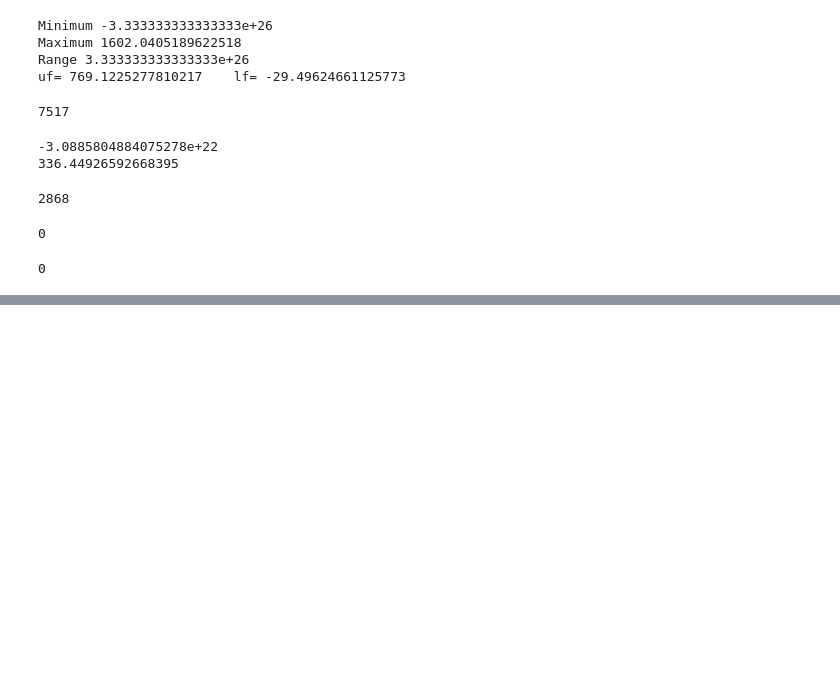
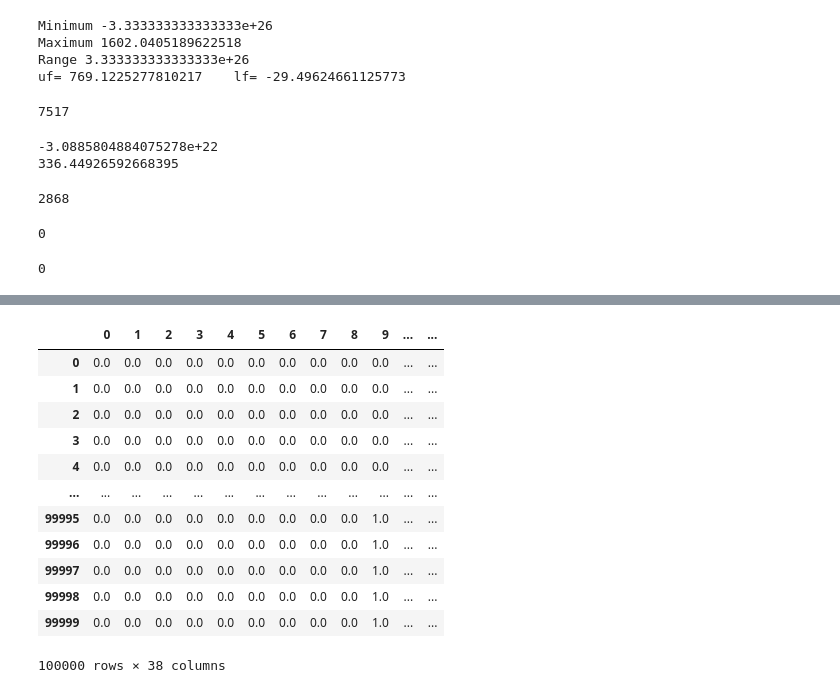
Before and after one commit to yadavraje/Credit-Report-Analysis, a Jupyter notebook: Credit_report.ipynb, the cells around one changed output, grey strips where cells are left out. Cells and saved outputs as stored; diff of their text form; code cells hidden in the pictures; blank space fills up the shorter version.

```diff
--- a/Credit_report.ipynb
+++ b/Credit_report.ipynb
@@ -1021,0 +1610,5 @@ df["Monthly_Balance"].isnull().sum()
+# %%
+from sklearn.compose import ColumnTransformer
+from sklearn.preprocessing import OneHotEncoder
+ct1=ColumnTransformer(transformers=[('encoder',OneHotEncoder(),[2])],remainder="passthrough")
+X=np.array(ct1.fit_transform(X))
@@ -1021,0 +1619,6 @@ df["Monthly_Balance"].isnull().sum()
+# %%
+from sklearn.preprocessing import LabelEncoder
+creditmix_encoder=LabelEncoder()
+# %%
+X=pd.DataFrame(X)
+X.shape
@@ -1021,0 +1642,3 @@ df["Monthly_Balance"].isnull().sum()
+# %%
+creditmix_encoder.fit(X[29])
+X[29]=creditmix_encoder.transform(X[29])
@@ -1021,0 +1668,16 @@ df["Monthly_Balance"].isnull().sum()
+# %%
+X
+# %% [output]
+|  | 0 | 1 | 2 | 3 | 4 | 5 | 6 | 7 | 8 | 9 | ... | ... |
+| 0 | 0.0 | 0.0 | 0.0 | 0.0 | 0.0 | 0.0 | 0.0 | 0.0 | 0.0 | 0.0 | ... | ... |
+| 1 | 0.0 | 0.0 | 0.0 | 0.0 | 0.0 | 0.0 | 0.0 | 0.0 | 0.0 | 0.0 | ... | ... |
+| 2 | 0.0 | 0.0 | 0.0 | 0.0 | 0.0 | 0.0 | 0.0 | 0.0 | 0.0 | 0.0 | ... | ... |
+| 3 | 0.0 | 0.0 | 0.0 | 0.0 | 0.0 | 0.0 | 0.0 | 0.0 | 0.0 | 0.0 | ... | ... |
+| 4 | 0.0 | 0.0 | 0.0 | 0.0 | 0.0 | 0.0 | 0.0 | 0.0 | 0.0 | 0.0 | ... | ... |
+| ... | ... | ... | ... | ... | ... | ... | ... | ... | ... | ... | ... | ... |
+| 99995 | 0.0 | 0.0 | 0.0 | 0.0 | 0.0 | 0.0 | 0.0 | 0.0 | 0.0 | 1.0 | ... | ... |
+| 99996 | 0.0 | 0.0 | 0.0 | 0.0 | 0.0 | 0.0 | 0.0 | 0.0 | 0.0 | 1.0 | ... | ... |
+| 99997 | 0.0 | 0.0 | 0.0 | 0.0 | 0.0 | 0.0 | 0.0 | 0.0 | 0.0 | 1.0 | ... | ... |
+| 99998 | 0.0 | 0.0 | 0.0 | 0.0 | 0.0 | 0.0 | 0.0 | 0.0 | 0.0 | 1.0 | ... | ... |
+| 99999 | 0.0 | 0.0 | 0.0 | 0.0 | 0.0 | 0.0 | 0.0 | 0.0 | 0.0 | 1.0 | ... | ... |
+100000 rows × 38 columns
```
Also changed, not shown: parts of 171 cells of this notebook.
